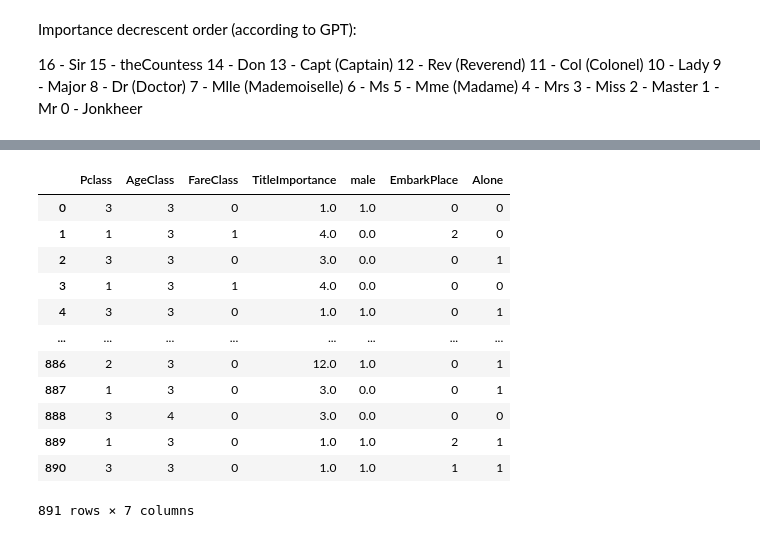
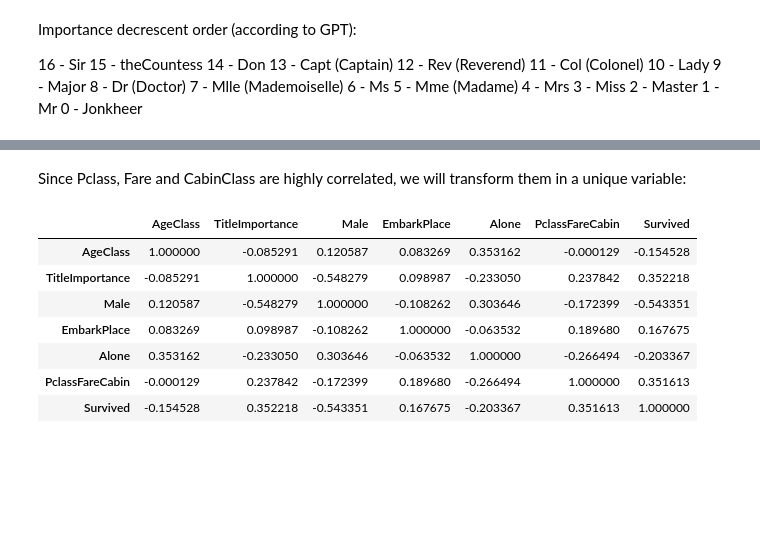
Before and after one commit to Samirnunes/data-science, a Jupyter notebook: machine_learning/titanic/prediction.ipynb, the cells around one changed output, grey strips where cells are left out. Saved outputs shown, nothing was run; the diff lists cells and outputs as text; code cells hidden in the pictures; blank space fills up the shorter version.

Commit message:
final variables reached

```diff
--- a/machine_learning/titanic/prediction.ipynb
+++ b/machine_learning/titanic/prediction.ipynb
@@ -346,16 +349,10 @@ a.corr()
-# %%
-X_train
-# %% [output]
-|  | Pclass | AgeClass | FareClass | TitleImportance | male | EmbarkPlace | Alone |
-| 0 | 3 | 3 | 0 | 1.0 | 1.0 | 0 | 0 |
-| 1 | 1 | 3 | 1 | 4.0 | 0.0 | 2 | 0 |
-| 2 | 3 | 3 | 0 | 3.0 | 0.0 | 0 | 1 |
-| 3 | 1 | 3 | 1 | 4.0 | 0.0 | 0 | 0 |
-| 4 | 3 | 3 | 0 | 1.0 | 1.0 | 0 | 1 |
-| ... | ... | ... | ... | ... | ... | ... | ... |
-| 886 | 2 | 3 | 0 | 12.0 | 1.0 | 0 | 1 |
-| 887 | 1 | 3 | 0 | 3.0 | 0.0 | 0 | 1 |
-| 888 | 3 | 4 | 0 | 3.0 | 0.0 | 0 | 0 |
-| 889 | 1 | 3 | 0 | 1.0 | 1.0 | 2 | 1 |
-| 890 | 3 | 3 | 0 | 1.0 | 1.0 | 1 | 1 |
-891 rows × 7 columns
+# %% [markdown]
+Since Pclass, Fare and CabinClass are highly correlated, we will transform them in a unique variable:
+# %%
+total = len(X_train['Pclass'].unique()) + len(X_train['FareClass'].unique()) + len(X_train['CabinClass'].unique())
+pclass_correction = -total/len(X_train['Pclass'].unique()) #Minus to correct the relative order (-pclass -> better)
+fare_correction = total/len(X_train['FareClass'].unique())
+cabin_correction = total/len(X_train['CabinClass'].unique())
+
+X_train['PclassFareCabin'] = pclass_correction * X_train['Pclass'] + fare_correction * X_train['FareClass'] + cabin_correction * X_train['CabinClass']
+X_train = X_train.drop(['Pclass', 'FareClass', 'CabinClass'], axis=1)
@@ -362,3 +363,14 @@ X_train
+# %%
+a.corr()
+# %% [output]
+|  | AgeClass | TitleImportance | Male | EmbarkPlace | Alone | PclassFareCabin | Survived |
+| AgeClass | 1.000000 | -0.085291 | 0.120587 | 0.083269 | 0.353162 | -0.000129 | -0.154528 |
+| TitleImportance | -0.085291 | 1.000000 | -0.548279 | 0.098987 | -0.233050 | 0.237842 | 0.352218 |
+| Male | 0.120587 | -0.548279 | 1.000000 | -0.108262 | 0.303646 | -0.172399 | -0.543351 |
+| EmbarkPlace | 0.083269 | 0.098987 | -0.108262 | 1.000000 | -0.063532 | 0.189680 | 0.167675 |
+| Alone | 0.353162 | -0.233050 | 0.303646 | -0.063532 | 1.000000 | -0.266494 | -0.203367 |
+| PclassFareCabin | -0.000129 | 0.237842 | -0.172399 | 0.189680 | -0.266494 | 1.000000 | 0.351613 |
+| Survived | -0.154528 | 0.352218 | -0.543351 | 0.167675 | -0.203367 | 0.351613 | 1.000000 |
 # %%
 from sklearn.ensemble import RandomForestClassifier
 # %%
```
Also changed, not shown: parts of 16 cells of this notebook.
